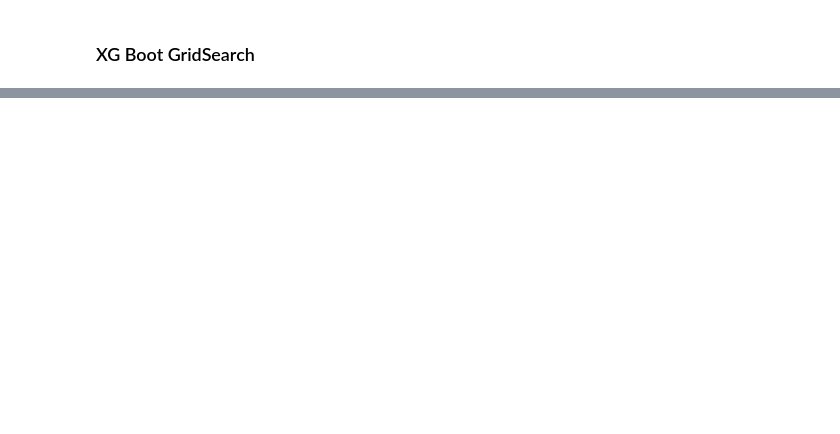
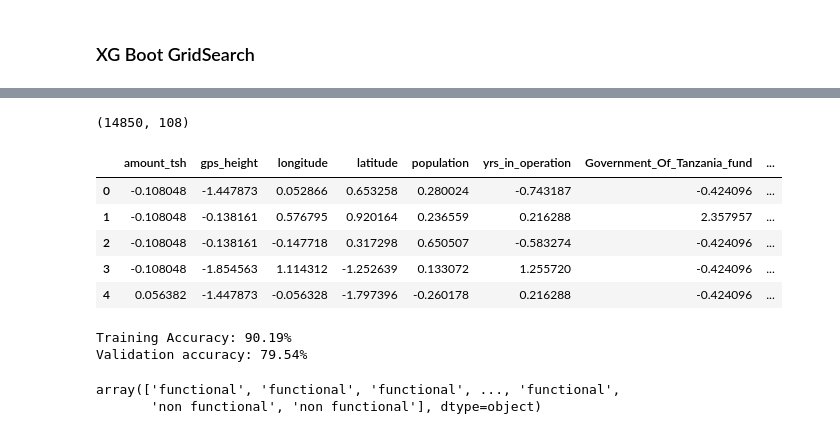
Before and after one commit to tcastanley/Tanzanian-Water-Pump-Analysis, a Jupyter notebook: Tanzanian Water Pump Analysis - Data Modeling Notebook.ipynb, the cells around one changed output, grey strips where cells are left out. Cells and saved outputs as stored; diff of their text form; code cells hidden in the pictures; blank space fills up the shorter version.

```diff
--- a/Tanzanian Water Pump Analysis - Data Modeling Notebook.ipynb
+++ b/Tanzanian Water Pump Analysis - Data Modeling Notebook.ipynb
@@ -1258,0 +1344,14 @@ xgbclf_gridsearch.score(X_test_scaled, y_test)
+# %%
+# .reset_index(drop=True, inplace=True)
+test_set_scaled = scaler.transform(test_set)
+test_set_scaled = pd.DataFrame(test_set_scaled, columns=test_set.columns)
+print(test_set_scaled.shape)
+test_set_scaled.head()
+# %% [output]
+(14850, 108)
+|  | amount_tsh | gps_height | longitude | latitude | population | yrs_in_operation | Government_Of_Tanzania_fund | ... |
+| 0 | -0.108048 | -1.447873 | 0.052866 | 0.653258 | 0.280024 | -0.743187 | -0.424096 | ... |
+| 1 | -0.108048 | -0.138161 | 0.576795 | 0.920164 | 0.236559 | 0.216288 | 2.357957 | ... |
+| 2 | -0.108048 | -0.138161 | -0.147718 | 0.317298 | 0.650507 | -0.583274 | -0.424096 | ... |
+| 3 | -0.108048 | -1.854563 | 1.114312 | -1.252639 | 0.133072 | 1.255720 | -0.424096 | ... |
+| 4 | 0.056382 | -1.447873 | -0.056328 | -1.797396 | -0.260178 | 0.216288 | -0.424096 | ... |
@@ -1258,0 +1367,11 @@ xgbclf_gridsearch.score(X_test_scaled, y_test)
+# %%
+training_preds = xgboost_final.predict(X_train_scaled)
+val_preds = xgboost_final.predict(X_test_scaled)
+training_accuracy = accuracy_score(y_train, training_preds)
+val_accuracy = accuracy_score(y_test, val_preds)
+
+print("Training Accuracy: {:.4}%".format(training_accuracy * 100))
+print("Validation accuracy: {:.4}%".format(val_accuracy * 100))
+# %% [output]
+Training Accuracy: 90.19%
+Validation accuracy: 79.54%
@@ -1258,0 +1380,5 @@ xgbclf_gridsearch.score(X_test_scaled, y_test)
+# %%
+final_test_preds
+# %% [output]
+array(['functional', 'functional', 'functional', ..., 'functional',
+       'non functional', 'non functional'], dtype=object)
```
Also changed, not shown: parts of 27 cells of this notebook, 4 other files.
